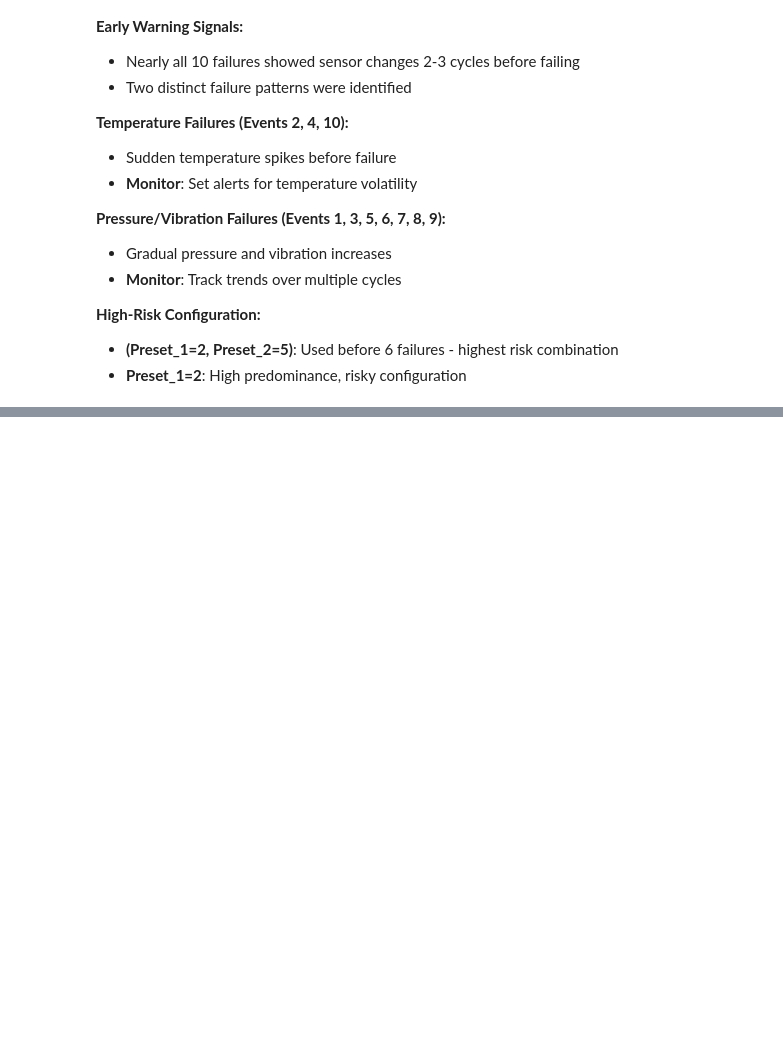
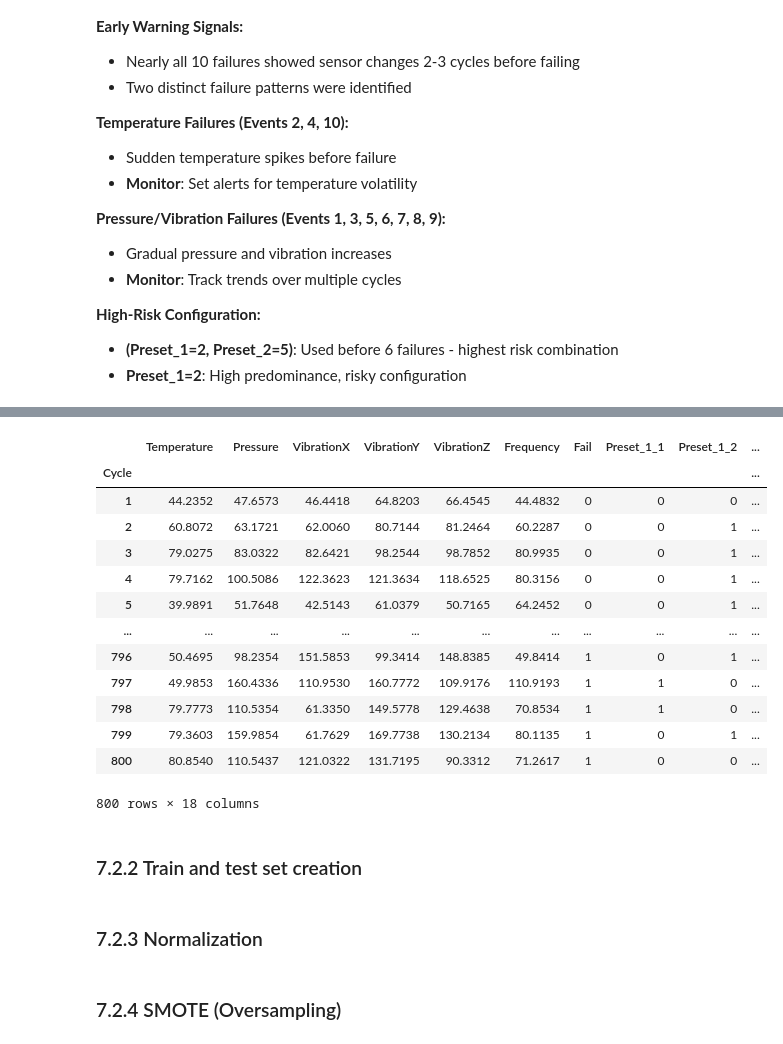
Before and after one commit to jackson-simionato/fpso-equipment-monitoring, a Jupyter notebook: notebooks/01_eda_exploration.ipynb, the cells around one changed output, grey strips where cells are left out. Drawn from its saved outputs; the diff is of its cells as text; code cells hidden in the pictures; blank space fills up the shorter version.

```diff
--- a/notebooks/01_eda_exploration.ipynb
+++ b/notebooks/01_eda_exploration.ipynb
@@ -1590,0 +1570,2 @@ This exploratory data analysis revealed key insights into equipment failures and
+# %%
+df = pd.read_csv(ApplicationConfig().processed_data_path, index_col='Cycle')
@@ -1590,0 +1615,5 @@ This exploratory data analysis revealed key insights into equipment failures and
+# %%
+# Applying one-hot encoding to 'Preset_1' and 'Preset_2' columns
+df_encoded = one_hot_encode_column(df, 'Preset_1')
+df_encoded = one_hot_encode_column(df_encoded, 'Preset_2')
+display(df_encoded.head())
@@ -1590,0 +1628,22 @@ This exploratory data analysis revealed key insights into equipment failures and
+# %%
+for bool_col in df_encoded.select_dtypes(bool).columns:
+    df_encoded = map_bool_to_int(df_encoded, bool_col)
+# %%
+display(df_encoded)
+# %% [output]
+|  | Temperature | Pressure | VibrationX | VibrationY | VibrationZ | Frequency | Fail | Preset_1_1 | Preset_1_2 | ... |
+| Cycle |  |  |  |  |  |  |  |  |  | ... |
+| 1 | 44.2352 | 47.6573 | 46.4418 | 64.8203 | 66.4545 | 44.4832 | 0 | 0 | 0 | ... |
+| 2 | 60.8072 | 63.1721 | 62.0060 | 80.7144 | 81.2464 | 60.2287 | 0 | 0 | 1 | ... |
+| 3 | 79.0275 | 83.0322 | 82.6421 | 98.2544 | 98.7852 | 80.9935 | 0 | 0 | 1 | ... |
+| 4 | 79.7162 | 100.5086 | 122.3623 | 121.3634 | 118.6525 | 80.3156 | 0 | 0 | 1 | ... |
+| 5 | 39.9891 | 51.7648 | 42.5143 | 61.0379 | 50.7165 | 64.2452 | 0 | 0 | 1 | ... |
+| ... | ... | ... | ... | ... | ... | ... | ... | ... | ... | ... |
+| 796 | 50.4695 | 98.2354 | 151.5853 | 99.3414 | 148.8385 | 49.8414 | 1 | 0 | 1 | ... |
+| 797 | 49.9853 | 160.4336 | 110.9530 | 160.7772 | 109.9176 | 110.9193 | 1 | 1 | 0 | ... |
+| 798 | 79.7773 | 110.5354 | 61.3350 | 149.5778 | 129.4638 | 70.8534 | 1 | 1 | 0 | ... |
+| 799 | 79.3603 | 159.9854 | 61.7629 | 169.7738 | 130.2134 | 80.1135 | 1 | 0 | 1 | ... |
+| 800 | 80.8540 | 110.5437 | 121.0322 | 131.7195 | 90.3312 | 71.2617 | 1 | 0 | 0 | ... |
+800 rows × 18 columns
+# %% [markdown]
+### 7.2.2 Train and test set creation
@@ -1590,0 +1659,2 @@ This exploratory data analysis revealed key insights into equipment failures and
+# %% [markdown]
+### 7.2.3 Normalization
@@ -1590,0 +1668,2 @@ This exploratory data analysis revealed key insights into equipment failures and
+# %% [markdown]
+### 7.2.4 SMOTE (Oversampling)
```
Also changed, not shown: parts of 14 cells of this notebook.
